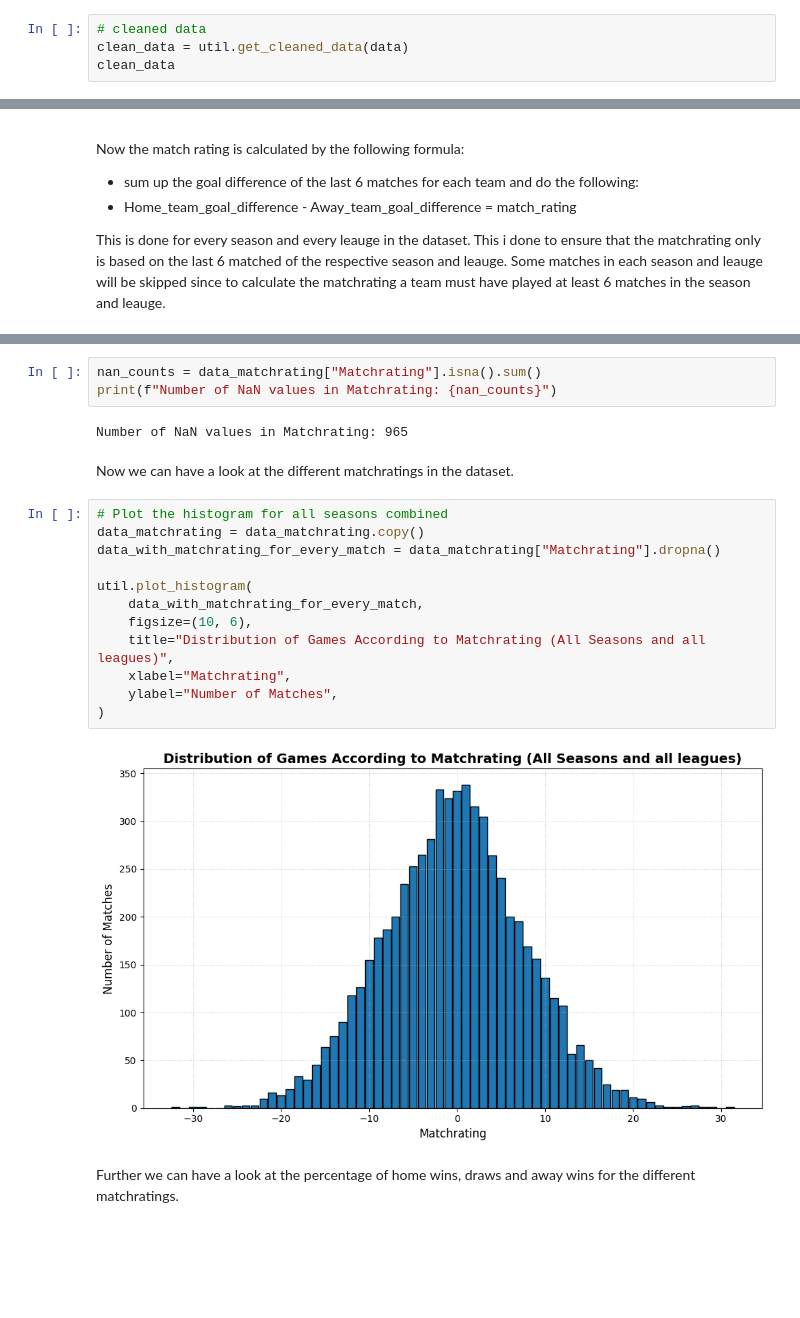
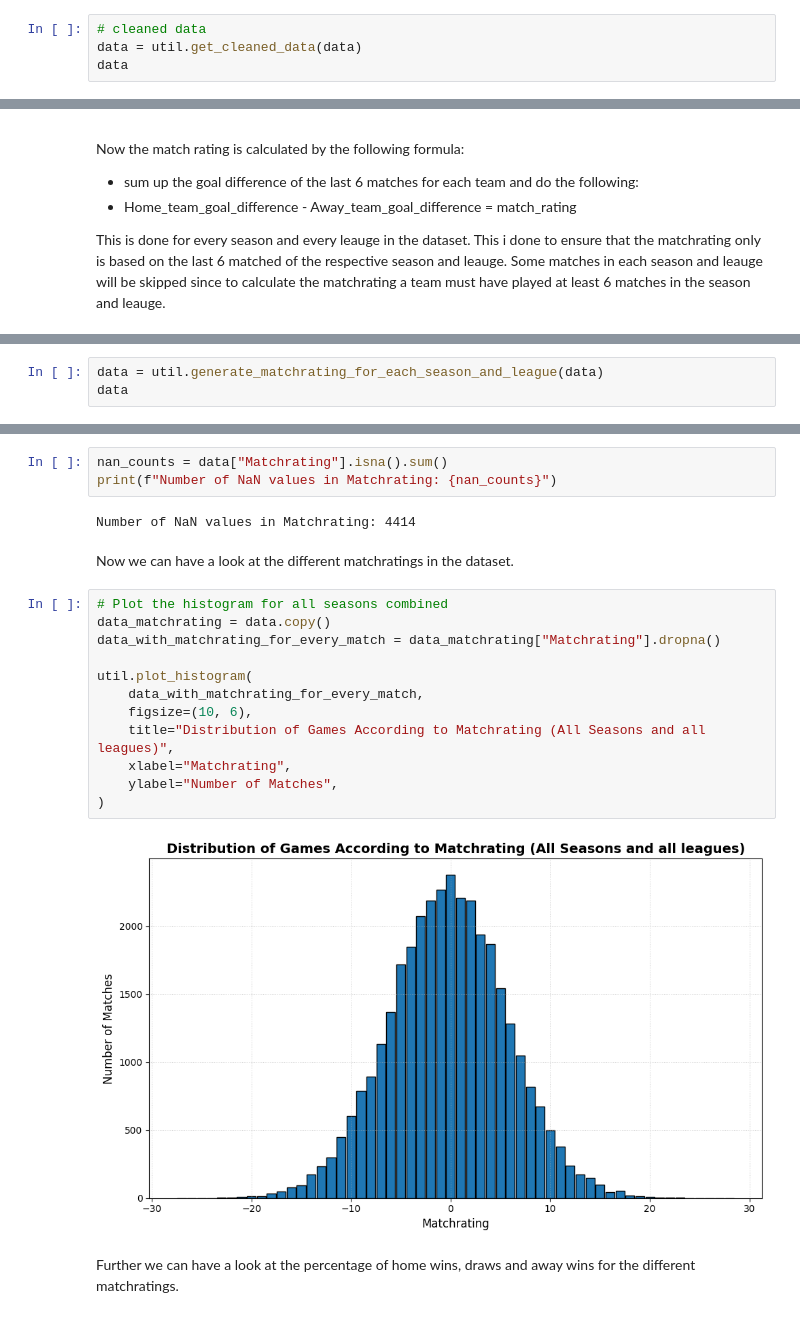
Before and after one commit to heiken1108/Match-Predictor, a Jupyter notebook: notebooks/3. Simple Match Rating.ipynb, the cells around one changed output, grey strips where cells are left out. Drawn from its saved outputs; the diff is of its cells as text; blank space fills up the shorter version.

Commit message:
Cleaned up notebooks a bit

```diff
--- a/notebooks/3. Simple Match Rating.ipynb
+++ b/notebooks/3. Simple Match Rating.ipynb
@@ -47,7 +52,7 @@ data
 # %%
 # cleaned data
-clean_data = util.get_cleaned_data(data)
-clean_data
+data = util.get_cleaned_data(data)
+data
 # %% [output]
 A value is trying to be set on a copy of a slice from a DataFrame
 
@@ -118,0 +85,3 @@ Skipped 51 matches due to insufficient previous matches.
+# %%
+data = util.generate_matchrating_for_each_season_and_league(data)
+data
@@ -119,24 +119,24 @@ Skipped 51 matches due to insufficient previous matches.
 # %%
-nan_counts = data_matchrating["Matchrating"].isna().sum()
+nan_counts = data["Matchrating"].isna().sum()
 print(f"Number of NaN values in Matchrating: {nan_counts}")
 # %% [output]
-Number of NaN values in Matchrating: 965
+Number of NaN values in Matchrating: 4414
 # %% [markdown]
 Now we can have a look at the different matchratings in the dataset.
 # %%
 # Plot the histogram for all seasons combined
-data_matchrating = data_matchrating.copy()
+data_matchrating = data.copy()
 data_with_matchrating_for_every_match = data_matchrating["Matchrating"].dropna()
 
 util.plot_histogram(
     data_with_matchrating_for_every_match,
     figsize=(10, 6),
     title="Distribution of Games According to Matchrating (All Seasons and all leagues)",
     xlabel="Matchrating",
     ylabel="Number of Matches",
 )
 # %% [output]
-[figure, old version]
+[figure, new version]
 # %% [markdown]
 Further we can have a look at the percentage of home wins, draws and away wins for the different matchratings.
 # %%
```
Also changed, not shown: parts of 15 cells of this notebook, 8 other files.
